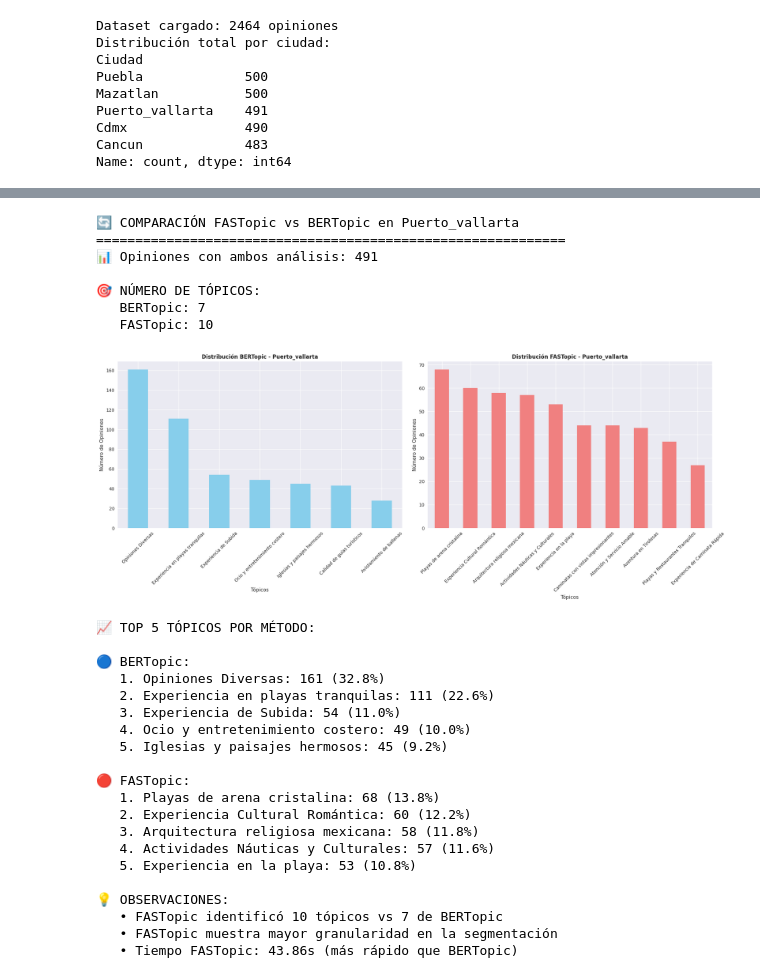
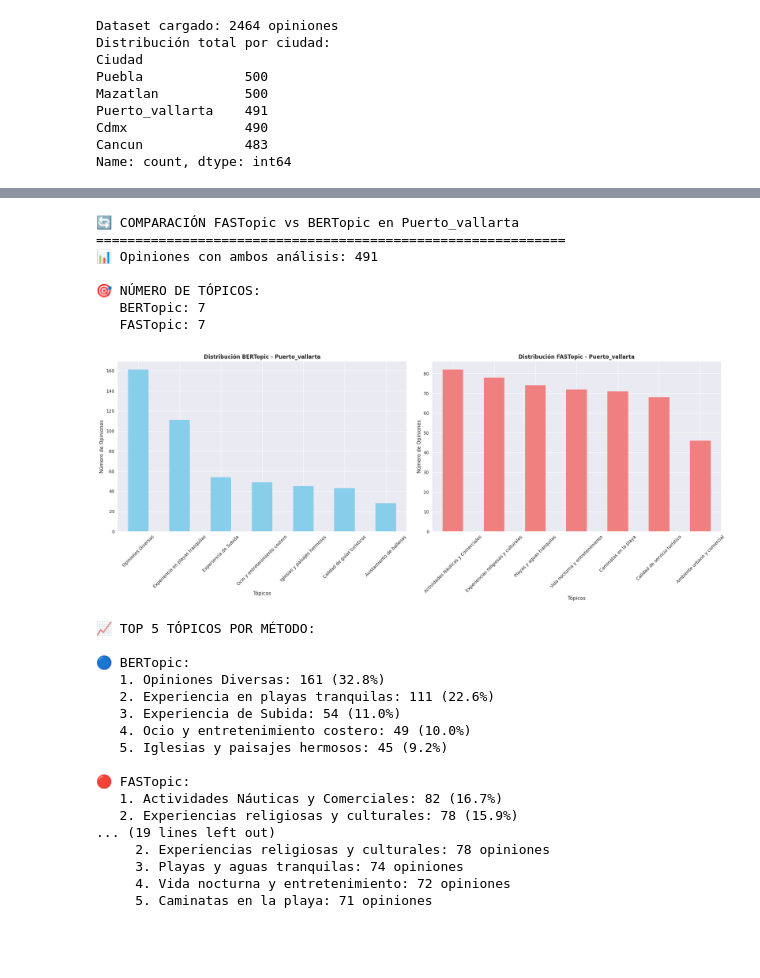
Before and after one commit to VictorWKey/AI-Tourism-Opinion-Analyzer, a Jupyter notebook: notebooks/08-modelado-de-topicos-con-fastopic.ipynb, the cells around one changed output, grey strips where cells are left out. Cells and saved outputs as stored; diff of their text form; code cells hidden in the pictures; blank space fills up the shorter version.

```diff
--- a/notebooks/08-modelado-de-topicos-con-fastopic.ipynb
+++ b/notebooks/08-modelado-de-topicos-con-fastopic.ipynb
@@ -421,18 +398,22 @@ if 'TopicoConBERTopic' in df.columns:
     print(f"🔄 COMPARACIÓN FASTopic vs BERTopic en {CIUDAD_ANALIZAR}")
     print("=" * 60)
 
-    # Filtrar datos de la ciudad con ambos análisis
-    df_comparacion = df_ciudad[
-        (df_ciudad['TopicoConBERTopic'].notna()) &
-        (df_ciudad['TopicoConFASTopic'].notna())
+    # Usar datos actuales procesados en lugar de df_ciudad que puede tener datos previos
+    df_comparacion = df_con_topicos[
+        df_con_topicos.index.isin(df_ciudad[df_ciudad['TopicoConBERTopic'].notna()].index)
     ].copy()
+
+    # Agregar datos de BERTopic al dataframe de comparación
+    bertopic_data = df_ciudad[df_ciudad['TopicoConBERTopic'].notna()]['TopicoConBERTopic']
+    df_comparacion = df_comparacion[df_comparacion.index.isin(bertopic_data.index)].copy()
+    df_comparacion['TopicoConBERTopic'] = bertopic_data
 
     if len(df_comparacion) > 0:
         print(f"📊 Opiniones con ambos análisis: {len(df_comparacion)}")
 
-        # Comparar número de tópicos únicos
+        # Comparar número de tópicos únicos usando datos actuales
         topicos_bertopic = df_comparacion['TopicoConBERTopic'].nunique()
-        topicos_fastopic = df_comparacion['TopicoConFASTopic'].nunique()
+        topicos_fastopic = df_comparacion['Topico_Nombre'].nunique()  # Usar datos actuales
 
         print(f"\n🎯 NÚMERO DE TÓPICOS:")
         print(f"   BERTopic: {topicos_bertopic}")
@@ -449,8 +430,8 @@ if 'TopicoConBERTopic' in df.columns:
         axes[0].set_ylabel('Número de Opiniones')
         axes[0].tick_params(axis='x', rotation=45)
 
-        # FASTopic
-        fastopic_counts = df_comparacion['TopicoConFASTopic'].value_counts().head(10)
+        # FASTopic - usar datos actuales
+        fastopic_counts = df_comparacion['Topico_Nombre'].value_counts().head(10)
         fastopic_counts.plot(kind='bar', ax=axes[1], color='lightcoral')
         axes[1].set_title(f'Distribución FASTopic - {CIUDAD_ANALIZAR}', fontweight='bold')
         axes[1].set_xlabel('Tópicos')
@@ -468,37 +449,43 @@ if 'TopicoConBERTopic' in df.columns:
             print(f"   {i}. {topico}: {count} ({pct:.1f}%)")
 
         print(f"\n🔴 FASTopic:")
         for i, (topico, count) in enumerate(fastopic_counts.head(5).items(), 1):
             pct = (count / len(df_comparacion) * 100)
             print(f"   {i}. {topico}: {count} ({pct:.1f}%)")
 
         print(f"\n💡 OBSERVACIONES:")
         print(f"   • FASTopic identificó {topicos_fastopic} tópicos vs {topicos_bertopic} de BERTopic")
         if topicos_fastopic > topicos_bertopic:
             print(f"   • FASTopic muestra mayor granularidad en la segmentación")
         elif topicos_fastopic < topicos_bertopic:
             print(f"   • FASTopic agrupa conceptos de manera más generalizada")
         else:
             print(f"   • Ambos métodos identificaron el mismo número de tópicos")
 
         print(f"   • Tiempo FASTopic: {tiempo_entrenamiento:.2f}s (más rápido que BERTopic)")
 
+        # Mostrar resumen de datos actuales de FASTopic
+        print(f"\n📊 RESUMEN ACTUAL FASTopic:")
+        print(f"   Total tópicos identificados: {len(topic_info)}")
+        print(f"   Tópicos en datos actuales: {df_con_topicos['Topico_Nombre'].nunique()}")
+        print(f"   Documentos procesados: {len(df_con_topicos)}")
+
     else:
         print(f"⚠️ No hay opiniones de {CIUDAD_ANALIZAR} con ambos análisis completados")
-        print(f"   BERTopic: {df_ciudad['TopicoConBERTopic'].notna().sum()} opiniones")
-        print(f"   FASTopic: {df_ciudad['TopicoConFASTopic'].notna().sum()} opiniones")
+        print(f"   BERTopic disponible: {df_ciudad['TopicoConBERTopic'].notna().sum()} opiniones")
+        print(f"   FASTopic actual: {len(df_con_topicos)} opiniones")
 else:
     print(f"ℹ️ No hay análisis previo de BERTopic para comparar")
     print(f"   Ejecuta el notebook 07-modelado-de-topicos-con-bertopic.ipynb primero")
 # %% [output]
 🔄 COMPARACIÓN FASTopic vs BERTopic en Puerto_vallarta
 ============================================================
 📊 Opiniones con ambos análisis: 491
 
 🎯 NÚMERO DE TÓPICOS:
    BERTopic: 7
-   FASTopic: 10
+   FASTopic: 7
-[figure, old version]
+[figure, new version]
 📈 TOP 5 TÓPICOS POR MÉTODO:
 
 🔵 BERTopic:
@@ -509,16 +496,13 @@ else:
    5. Iglesias y paisajes hermosos: 45 (9.2%)
 
 🔴 FASTopic:
-   1. Playas de arena cristalina: 68 (13.8%)
-   2. Experiencia Cultural Romántica: 60 (12.2%)
-   3. Arquitectura religiosa mexicana: 58 (11.8%)
-   4. Actividades Náuticas y Culturales: 57 (11.6%)
-   5. Experiencia en la playa: 53 (10.8%)
-
-💡 OBSERVACIONES:
-   • FASTopic identificó 10 tópicos vs 7 de BERTopic
-   • FASTopic muestra mayor granularidad en la segmentación
-   • Tiempo FASTopic: 43.86s (más rápido que BERTopic)
+   1. Actividades Náuticas y Comerciales: 82 (16.7%)
+   2. Experiencias religiosas y culturales: 78 (15.9%)
+... (19 lines left out)
+     2. Experiencias religiosas y culturales: 78 opiniones
+     3. Playas y aguas tranquilas: 74 opiniones
+     4. Vida nocturna y entretenimiento: 72 opiniones
+     5. Caminatas en la playa: 71 opiniones
 # %%
 generar_reporte_fastopic(
     topic_info,
```
Also changed, not shown: parts of 11 cells of this notebook, 5 other files.
